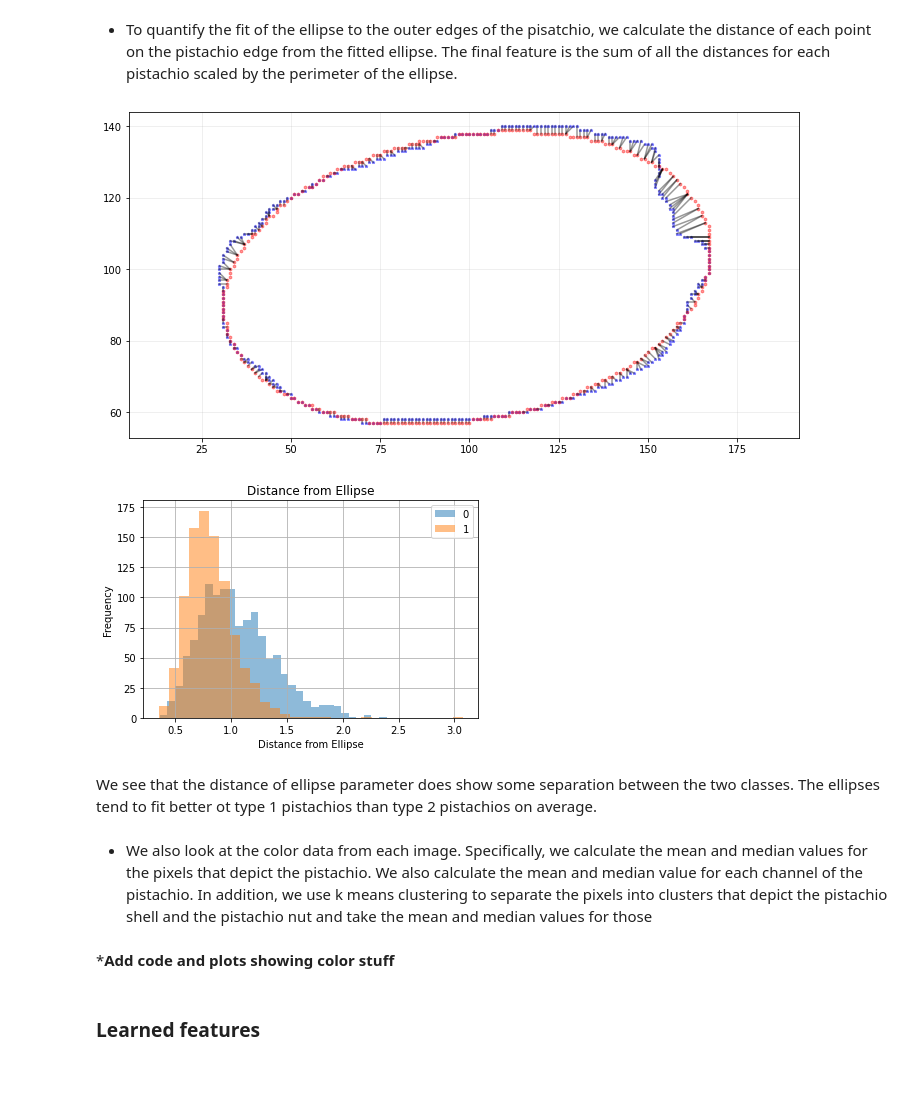
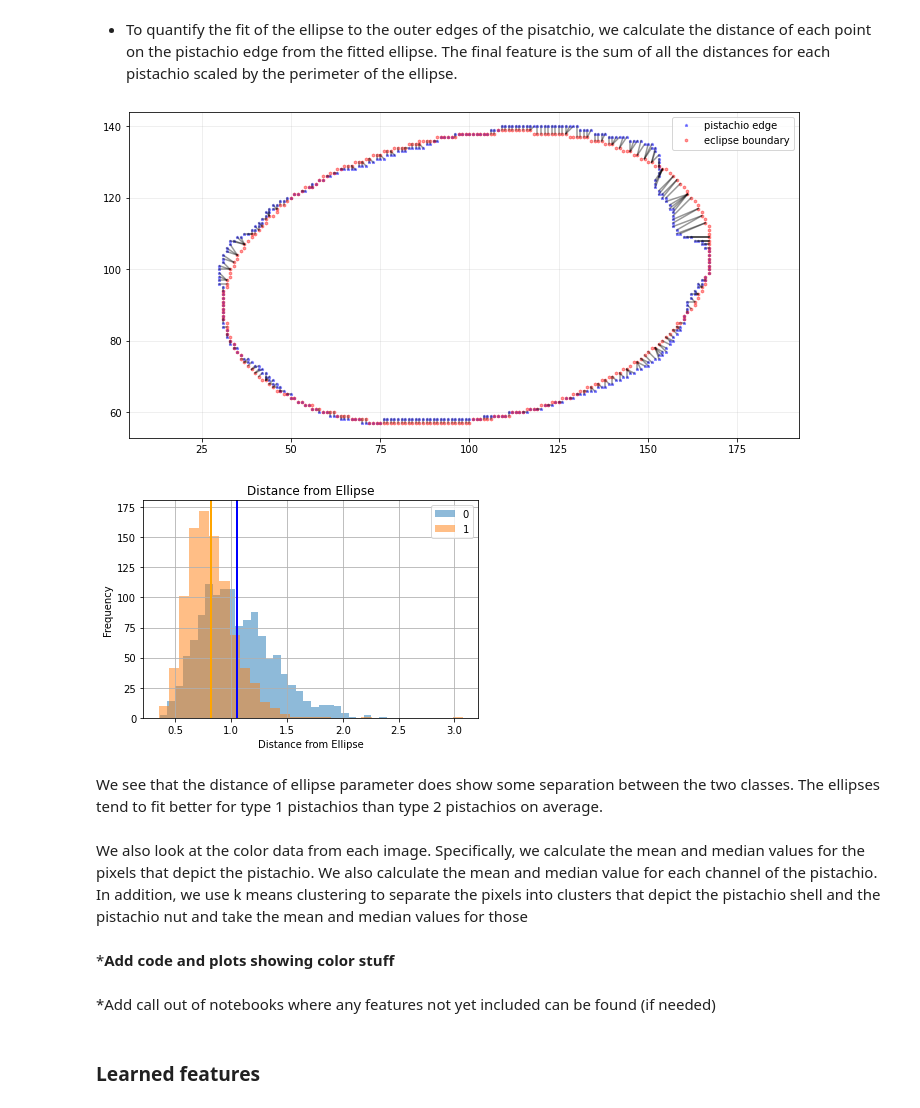
Before and after one commit to bkbormes1/ML_image_feature_processing, a Jupyter notebook: W281_Final_Project_Report.ipynb, the cells around one changed output. Drawn from its saved outputs; the diff is of its cells as text; code cells hidden in the pictures; blank space fills up the shorter version.

```diff
--- a/W281_Final_Project_Report.ipynb
+++ b/W281_Final_Project_Report.ipynb
@@ -185,29 +196,26 @@ code, dist = vq(pistachio_edge, ellipse_boundary)
 fig = plt.gcf()
 fig.set_size_inches(12, 6)
 
-plt.plot(pistachio_edge[:,0], pistachio_edge[:,1], 'b*', markersize=3, alpha=0.4)
-plt.plot(ellipse_boundary[:,0], ellipse_boundary[:,1], 'rh', markersize=3, alpha=0.4)
+plt.plot(pistachio_edge[:,0], pistachio_edge[:,1], 'b*', markersize=3, alpha=0.4, label = 'pistachio edge')
+plt.plot(ellipse_boundary[:,0], ellipse_boundary[:,1], 'rh', markersize=3, alpha=0.4, label = 'eclipse boundary')
 
 for i, j in enumerate(code):
     plt.plot([pistachio_edge[i,0], ellipse_boundary[j,0]],
              [pistachio_edge[i,1], ellipse_boundary[j,1]], 'k', alpha=0.4)
-
+plt.legend()
 plt.grid(True, alpha=0.25)
 plt.axis('equal')
 plt.show()
 # %% [output]
-[figure, old version]
+[figure, new version]
 # %%
 def calculate_distance(ellipse_img, edge_img):
     '''This function calcualtes the minimum distance between points on
-    the edge image and points on the ellipse image. Returns total disstance normalized by ellipse perimeter
+    the edge image and points on the ellipse image. Returns total distance normalized by ellipse perimeter
     '''
     edge_points = np.argwhere(edge_img == 255)
     ellipse_points = np.argwhere(ellipse_img[1] == 255)
-
-
     code, dist = vq(edge_points, ellipse_points)
-
     return dist.sum()/calculate_perimeter(ellipse_img[2][1][0], ellipse_img[2][1][1])
 
 def calculate_perimeter(a,b):
@@ -226,20 +234,24 @@ csv['distance_from_ellipse'] = distance_from_ellipse
 # %%
 plt.hist(csv[csv.pistachio_type == 0].distance_from_ellipse, bins = 30, alpha = 0.5, label = 0)
 plt.hist(csv[csv.pistachio_type == 1].distance_from_ellipse, bins = 30, alpha = 0.5, label = 1)
 plt.legend(loc='upper right')
+plt.axvline(csv[csv.pistachio_type == 0].distance_from_ellipse.mean(), color='blue', linewidth=2)
+plt.axvline(csv[csv.pistachio_type == 1].distance_from_ellipse.mean(), color='orange', linewidth=2)
 plt.grid()
 plt.xlabel('Distance from Ellipse')
 plt.ylabel('Frequency')
 plt.title('Distance from Ellipse')
 plt.show()
 # %% [output]
-[figure, old version]
+[figure, new version]
 # %% [markdown]
-We see that the distance of ellipse parameter does show some separation between the two classes. The ellipses tend to fit better ot type 1 pistachios than type 2 pistachios on average.
+We see that the distance of ellipse parameter does show some separation between the two classes. The ellipses tend to fit better for type 1 pistachios than type 2 pistachios on average.
 # %% [markdown]
-- We also look at the color data from each image. Specifically, we calculate the mean and median values for the pixels that depict the pistachio. We also calculate the mean and median value for each channel of the pistachio. In addition, we use k means clustering to separate the pixels into clusters that depict the pistachio shell and the pistachio nut and take the mean and median values for those
+We also look at the color data from each image. Specifically, we calculate the mean and median values for the pixels that depict the pistachio. We also calculate the mean and median value for each channel of the pistachio. In addition, we use k means clustering to separate the pixels into clusters that depict the pistachio shell and the pistachio nut and take the mean and median values for those
 # %% [markdown]
 ***Add code and plots showing color stuff**
+# %% [markdown]
+*Add call out of notebooks where any features not yet included can be found (if needed)
 # %% [markdown]
 ### Learned features
 # %% [markdown]
```
Also changed, not shown: parts of 41 cells of this notebook.
